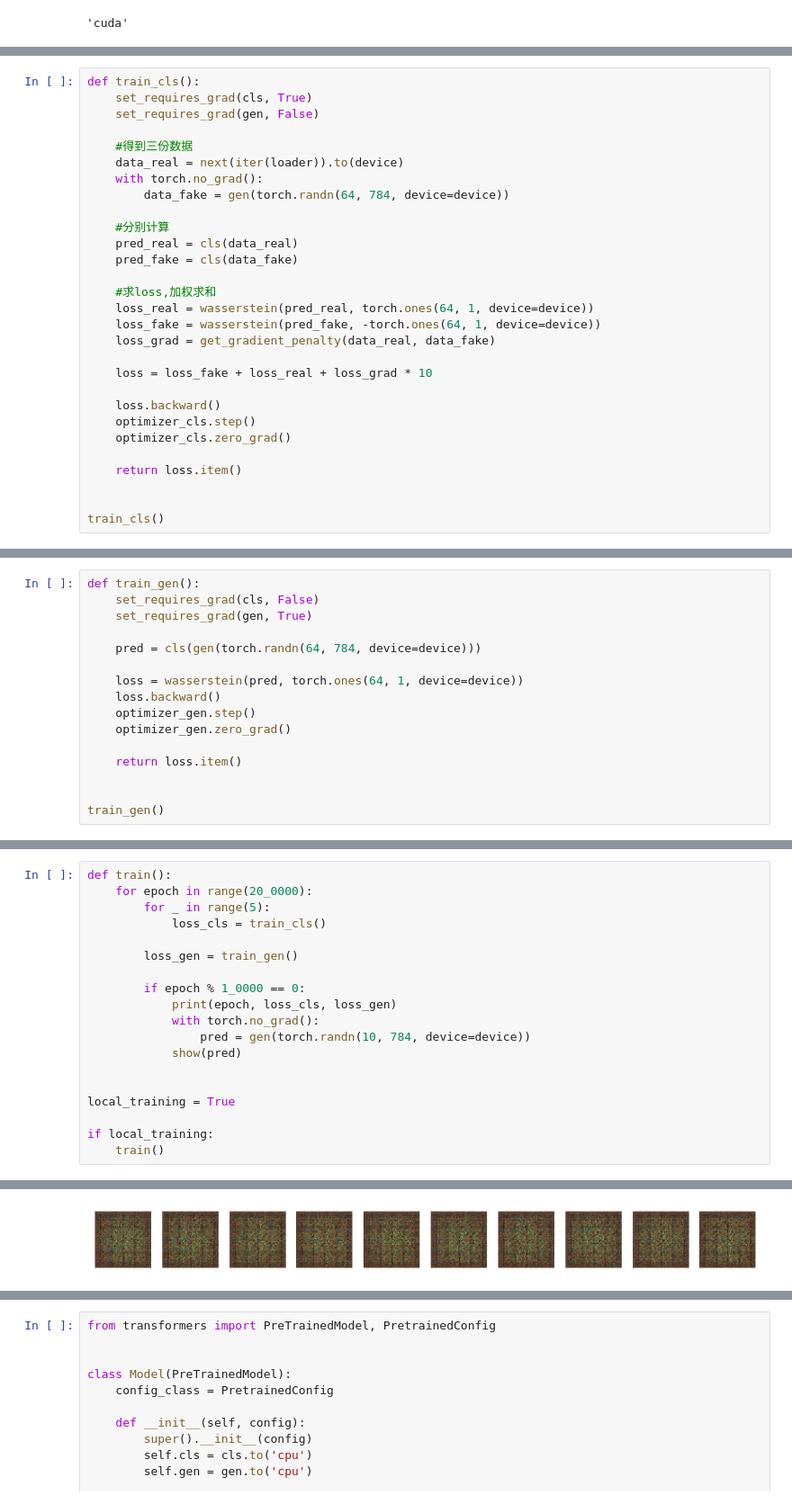
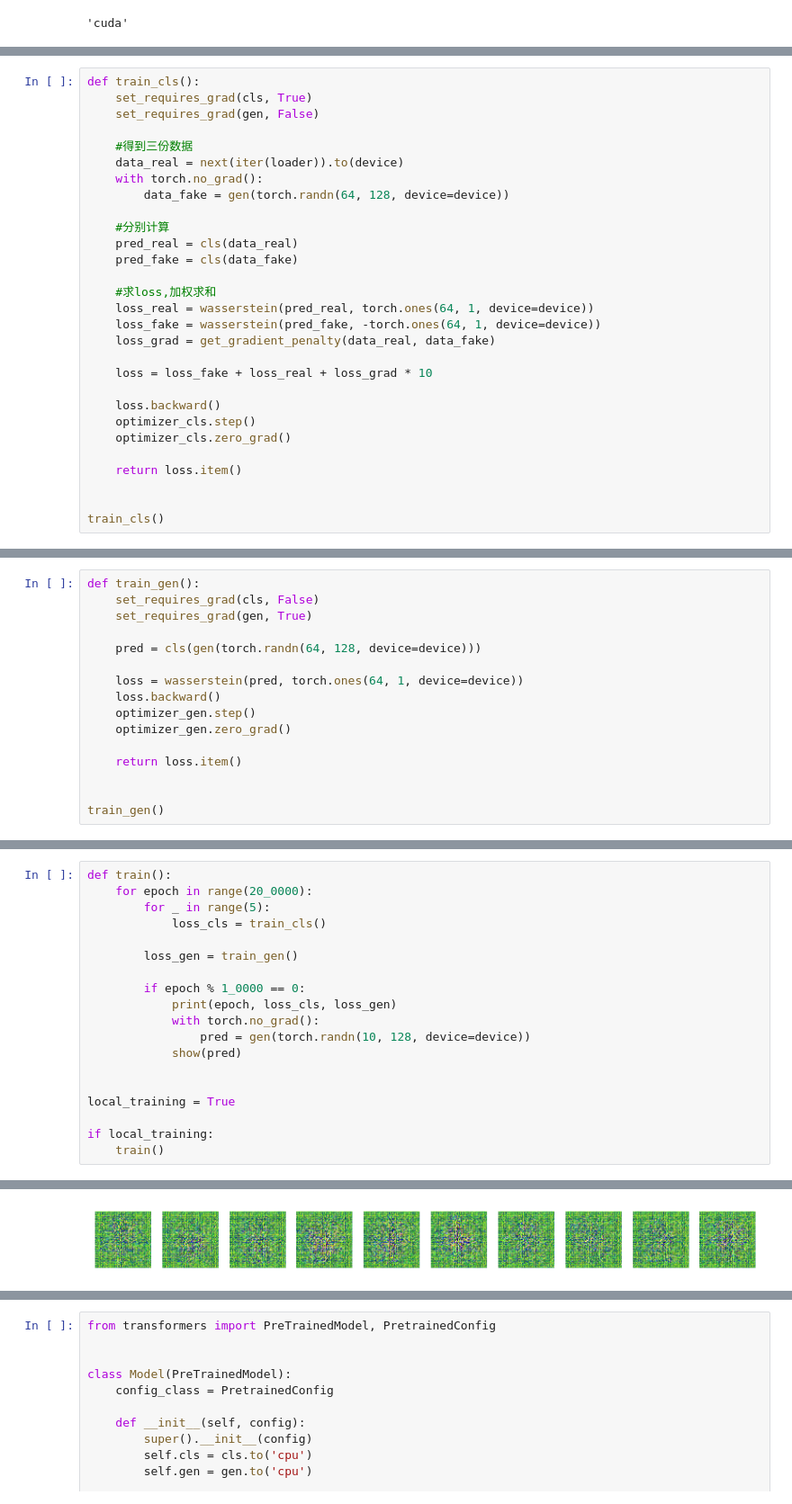
Before and after one commit to lansinuote/Simple_Generative_in_PyTorch, a Jupyter notebook: 5.wgangp.ipynb, the cells around one changed output, grey strips where cells are left out. Shown at 90% size. Drawn from its saved outputs; the diff is of its cells as text.

```diff
--- a/5.wgangp.ipynb
+++ b/5.wgangp.ipynb
@@ -224,7 +231,7 @@ def train_cls():
     #得到三份数据
     data_real = next(iter(loader)).to(device)
     with torch.no_grad():
-        data_fake = gen(torch.randn(64, 784, device=device))
+        data_fake = gen(torch.randn(64, 128, device=device))
 
     #分别计算
     pred_real = cls(data_real)
@@ -252,7 +259,7 @@ def train_gen():
     set_requires_grad(cls, False)
     set_requires_grad(gen, True)
 
-    pred = cls(gen(torch.randn(64, 784, device=device)))
+    pred = cls(gen(torch.randn(64, 128, device=device)))
 
     loss = wasserstein(pred, torch.ones(64, 1, device=device))
     loss.backward()
@@ -276,7 +283,7 @@ def train():
         if epoch % 1_0000 == 0:
             print(epoch, loss_cls, loss_gen)
             with torch.no_grad():
-                pred = gen(torch.randn(10, 784, device=device))
+                pred = gen(torch.randn(10, 128, device=device))
             show(pred)
 
 
@@ -289 +296 @@ if local_training:
-[figure, old version]
+[figure, new version]
```
Also changed, not shown: parts of 7 cells of this notebook, 4 other files.
